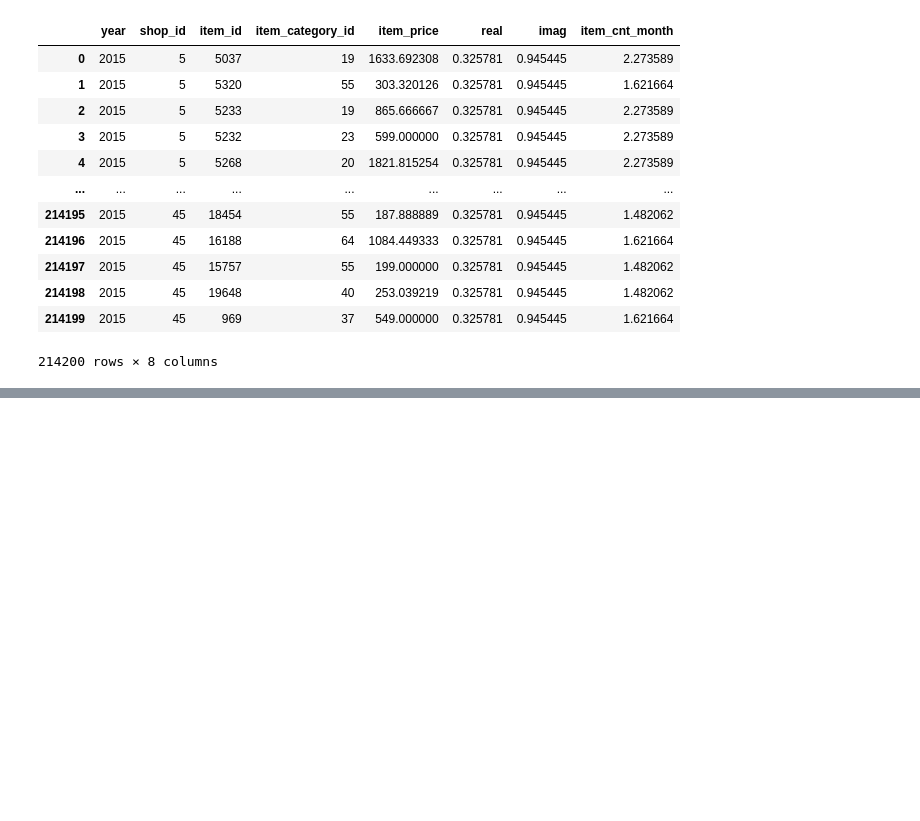
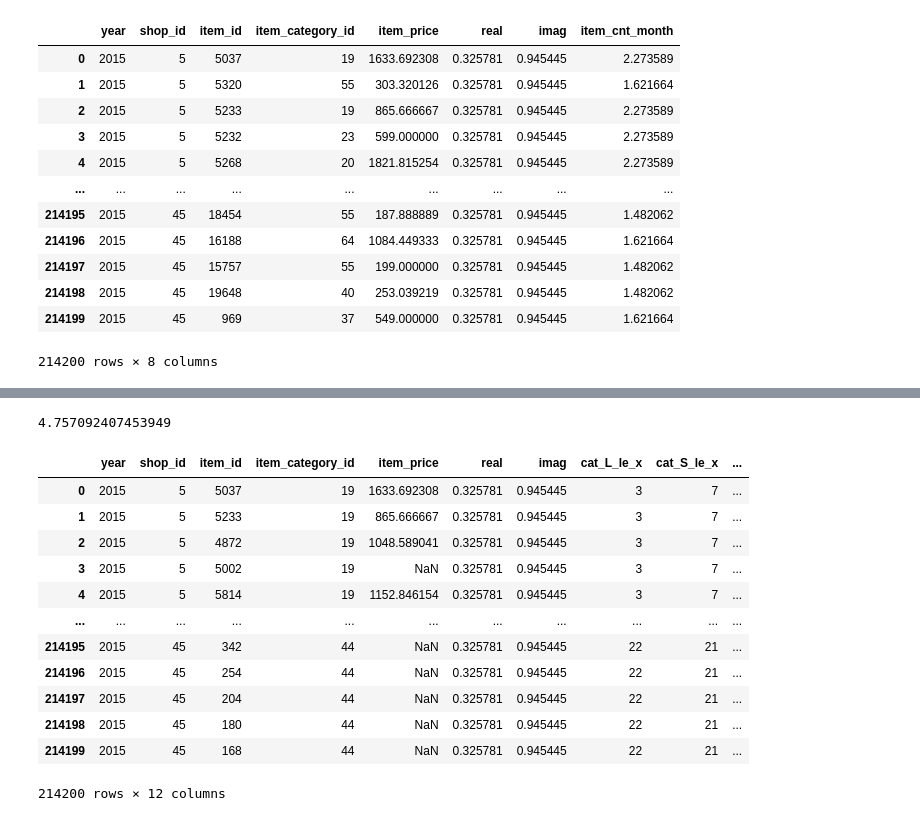
Before and after one commit to Laplusdestiny/-kaggle-Predict-Future-Sales, a Jupyter notebook: Predict-Future-Sales-01.ipynb, the cells around one changed output, grey strips where cells are left out. Drawn from its saved outputs; the diff is of its cells as text; code cells hidden in the pictures; blank space fills up the shorter version.

```diff
--- a/Predict-Future-Sales-01.ipynb
+++ b/Predict-Future-Sales-01.ipynb
@@ -646,0 +773,11 @@ submission.to_csv(f"results/{now()}.csv", index=False)
+# %%
+train_gb = train_gb.merge(item_cat[["item_category_id", "cat_L_le", "cat_S_le"]], on="item_category_id")
+val = val.merge(item_cat[["item_category_id", "cat_L_le", "cat_S_le"]], on="item_category_id")
+test = test.merge(item_cat[["item_category_id", "cat_L_le", "cat_S_le"]], on="item_category_id")
+# %%
+train_x, train_y = train_gb[learn_col], train_gb[target_col]
+val_x, val_y = val[learn_col], val[target_col]
+# %%
+reg_cv = GridSearchCV(reg, hp, cv=5, verbose=1)
+reg_cv.fit(train_x, train_y)
+print(reg_cv.best_params_, reg_cv.best_score_)
@@ -646,0 +789,3 @@ submission.to_csv(f"results/{now()}.csv", index=False)
+# %%
+reg = xgb.XGBRegressor(**reg_cv.best_params_)
+reg.fit(train_x, train_y)
@@ -646,0 +802,24 @@ submission.to_csv(f"results/{now()}.csv", index=False)
+# %%
+predict = reg.predict(val_x)
+val_evaluate(predict, val_y)
+# %% [output]
+4.757092407453949
+# %%
+predict = pd.Series(reg.predict(test[learn_col]))
+test["item_cnt_month"] = predict
+# test = pd.DataFrame(mms.inverse_transform(test), columns=test.columns)
+test
+# %% [output]
+|  | year | shop_id | item_id | item_category_id | item_price | real | imag | cat_L_le_x | cat_S_le_x | ... |
+| 0 | 2015 | 5 | 5037 | 19 | 1633.692308 | 0.325781 | 0.945445 | 3 | 7 | ... |
+| 1 | 2015 | 5 | 5233 | 19 | 865.666667 | 0.325781 | 0.945445 | 3 | 7 | ... |
+| 2 | 2015 | 5 | 4872 | 19 | 1048.589041 | 0.325781 | 0.945445 | 3 | 7 | ... |
+| 3 | 2015 | 5 | 5002 | 19 | NaN | 0.325781 | 0.945445 | 3 | 7 | ... |
+| 4 | 2015 | 5 | 5814 | 19 | 1152.846154 | 0.325781 | 0.945445 | 3 | 7 | ... |
+| ... | ... | ... | ... | ... | ... | ... | ... | ... | ... | ... |
+| 214195 | 2015 | 45 | 342 | 44 | NaN | 0.325781 | 0.945445 | 22 | 21 | ... |
+| 214196 | 2015 | 45 | 254 | 44 | NaN | 0.325781 | 0.945445 | 22 | 21 | ... |
+| 214197 | 2015 | 45 | 204 | 44 | NaN | 0.325781 | 0.945445 | 22 | 21 | ... |
+| 214198 | 2015 | 45 | 180 | 44 | NaN | 0.325781 | 0.945445 | 22 | 21 | ... |
+| 214199 | 2015 | 45 | 168 | 44 | NaN | 0.325781 | 0.945445 | 22 | 21 | ... |
+214200 rows × 12 columns
```
Also changed, not shown: parts of 21 cells of this notebook, 1 other file.
